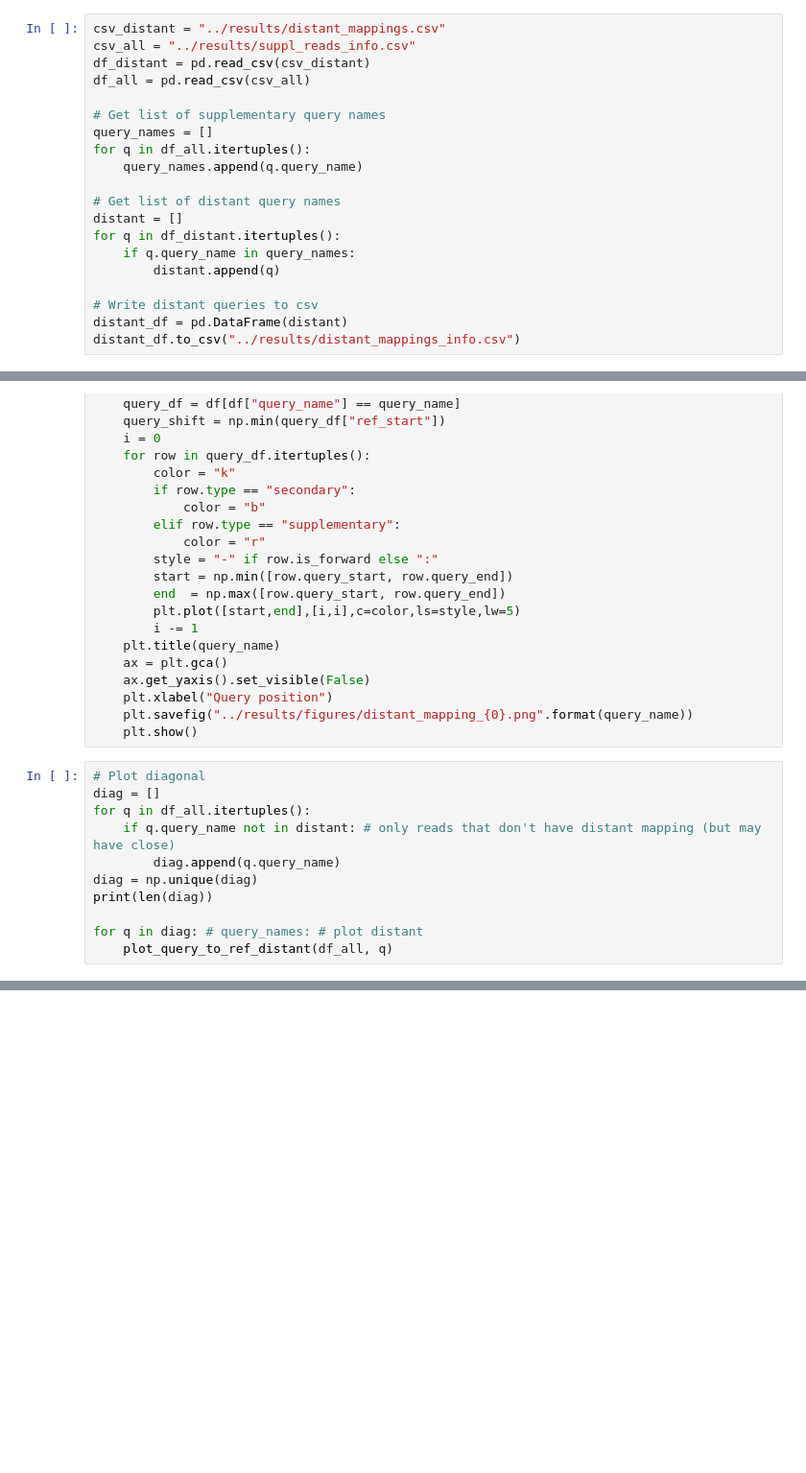
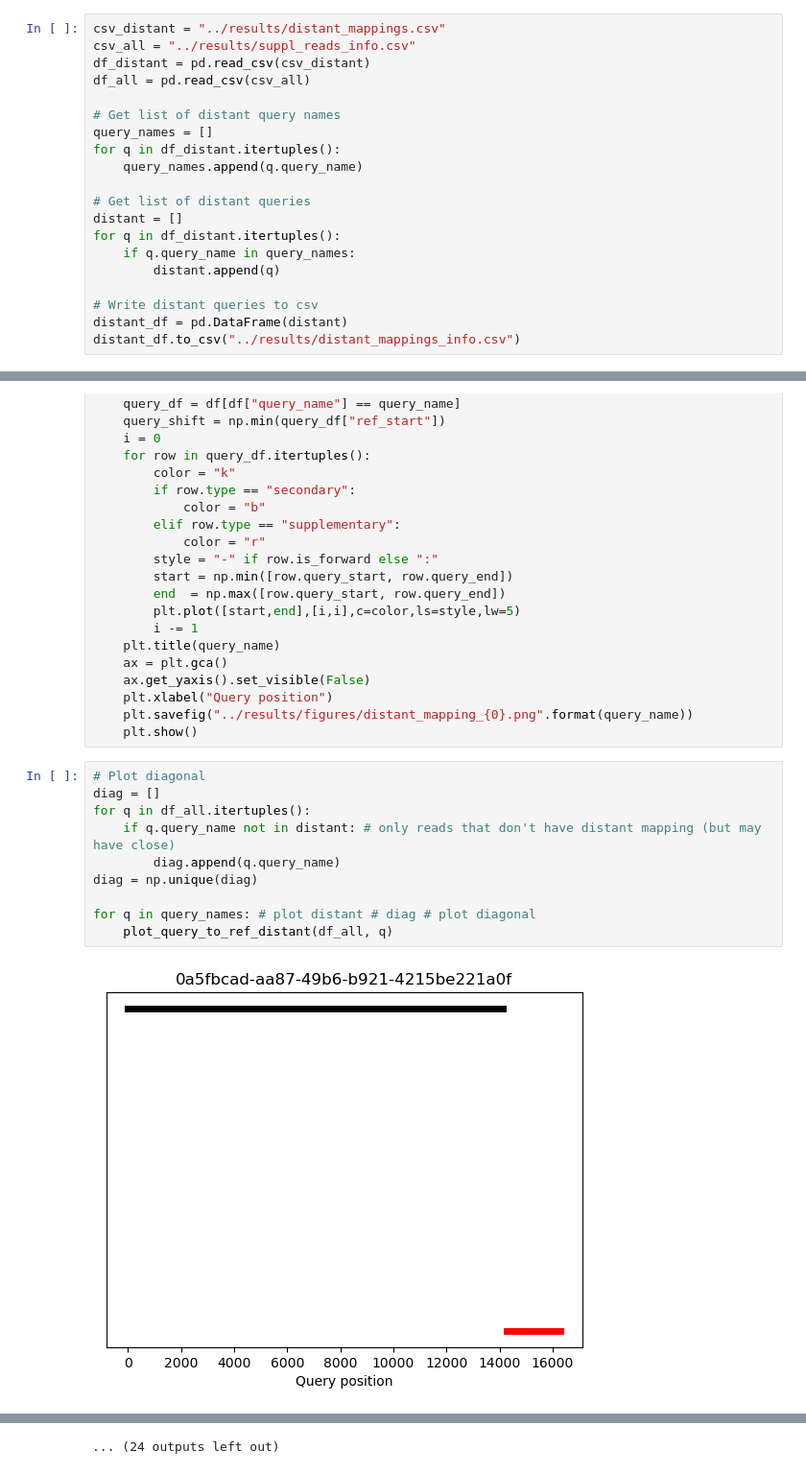
Before and after one commit to mmolari/sp_supplementary_reads, a Jupyter notebook: drafts/Distant_mappings.ipynb, the cells around one changed output, grey strips where cells are left out. Shown at 96% size. Drawn from its saved outputs; the diff is of its cells as text; blank space fills up the shorter version.

```diff
--- a/drafts/Distant_mappings.ipynb
+++ b/drafts/Distant_mappings.ipynb
@@ -10,12 +13,12 @@ csv_all = "../results/suppl_reads_info.csv"
 df_distant = pd.read_csv(csv_distant)
 df_all = pd.read_csv(csv_all)
 
-# Get list of supplementary query names
+# Get list of distant query names
 query_names = []
-for q in df_all.itertuples():
+for q in df_distant.itertuples():
     query_names.append(q.query_name)
 
-# Get list of distant query names
+# Get list of distant queries
 distant = []
 for q in df_distant.itertuples():
     if q.query_name in query_names:
@@ -53,11 +56,12 @@ def plot_query_to_ref_distant(df, query_name):
 # %%
 # Plot diagonal
 diag = []
 for q in df_all.itertuples():
     if q.query_name not in distant: # only reads that don't have distant mapping (but may have close)
         diag.append(q.query_name)
 diag = np.unique(diag)
-print(len(diag))
 
-for q in diag: # query_names: # plot distant
+for q in query_names: # plot distant # diag # plot diagonal
     plot_query_to_ref_distant(df_all, q)
+# %% [output]
+[figure, added]
@@ -63,0 +79 @@ for q in diag: # query_names: # plot distant
+... (24 outputs left out)
```
Also changed, not shown: parts of 2 cells of this notebook, 9 other files.
